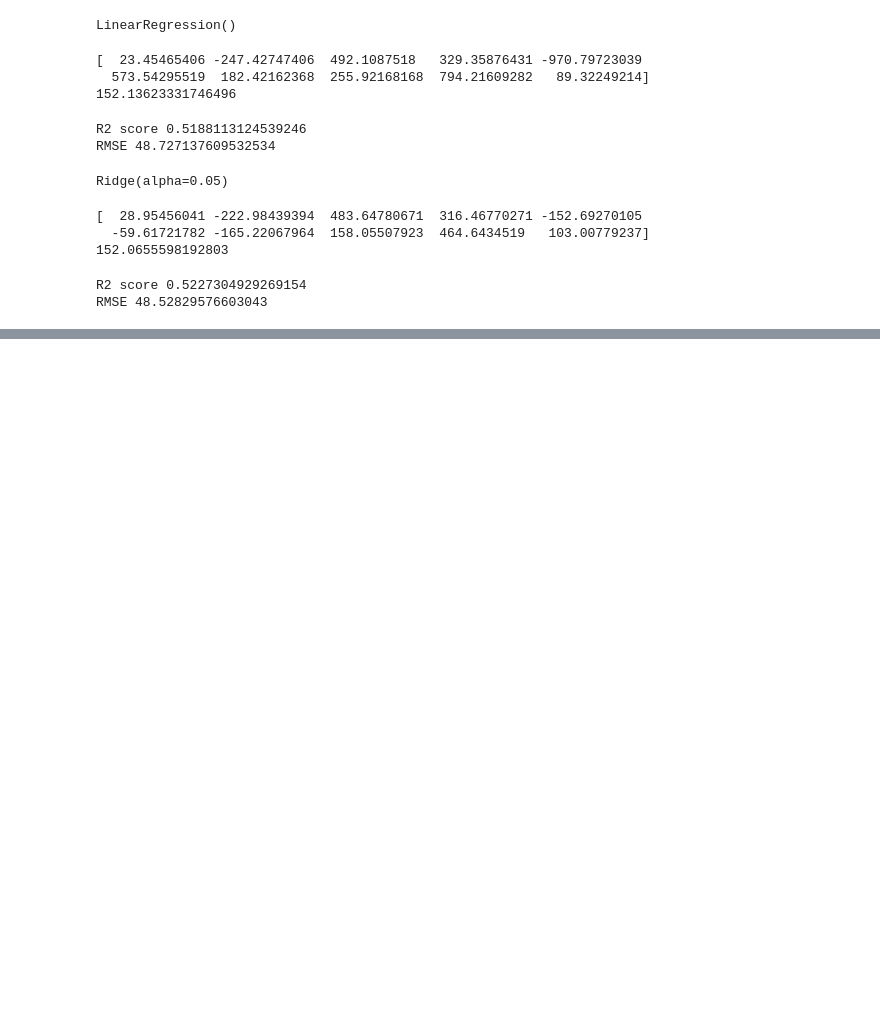
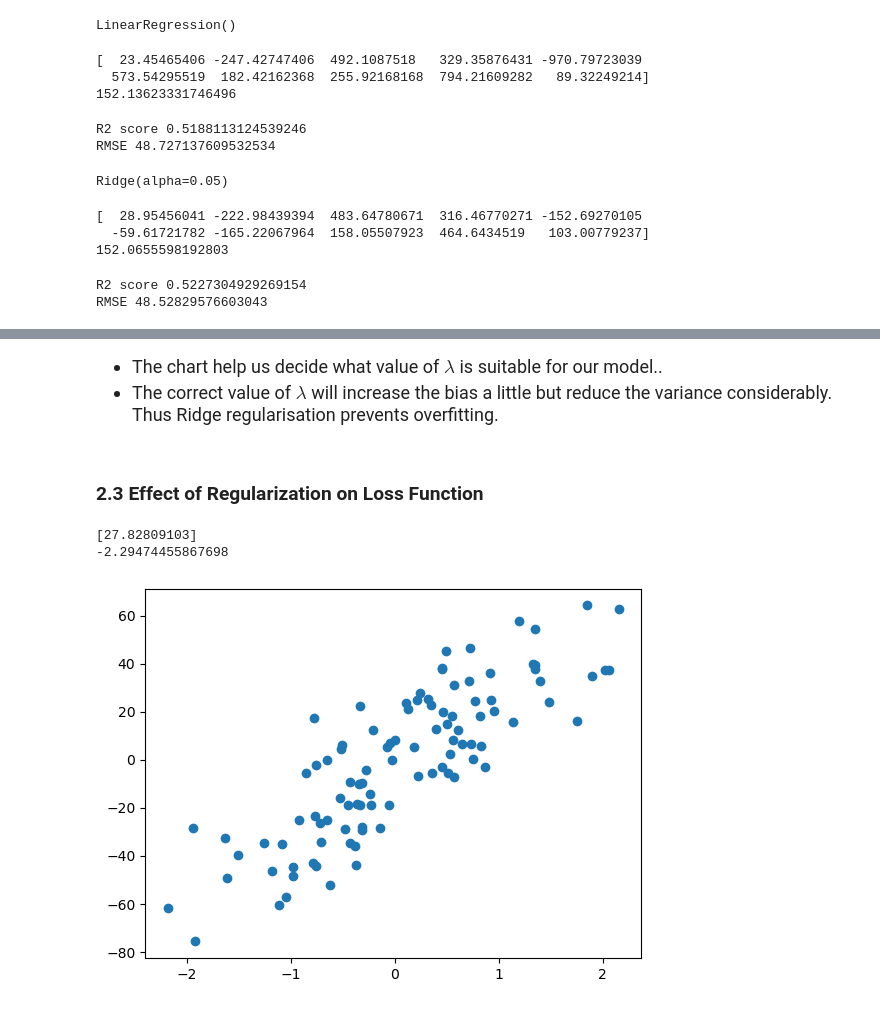
Before and after one commit to PrimEGameR123/ML, a Jupyter notebook: Regularization.ipynb, the cells around one changed output, grey strips where cells are left out. Saved outputs shown, nothing was run; the diff lists cells and outputs as text; code cells hidden in the pictures; blank space fills up the shorter version.

```diff
--- a/Regularization.ipynb
+++ b/Regularization.ipynb
@@ -253,0 +433,21 @@ Scores are improved a little but they are improved.
+# %% [markdown]
+<font size=4>
+
+* The chart help us decide what value of $\lambda$ is suitable for our model..
+* The correct value of $\lambda$ will increase the bias a little but reduce the variance considerably. Thus Ridge regularisation prevents overfitting.
+# %% [markdown]
+### 2.3 Effect of Regularization on Loss Function
+# %%
+# considering a dataset with only one feature
+from sklearn.datasets import make_regression
+X,y = make_regression(n_samples=100, n_features=1, n_informative=1, n_targets=1,noise=20,random_state=13)
+plt.scatter(X,y)
+from sklearn.linear_model import LinearRegression
+reg = LinearRegression()
+reg.fit(X,y)
+print(reg.coef_)
+print(reg.intercept_)
+# %% [output]
+[27.82809103]
+-2.29474455867698
+[figure, added]
```
Also changed, not shown: parts of 45 cells of this notebook.
